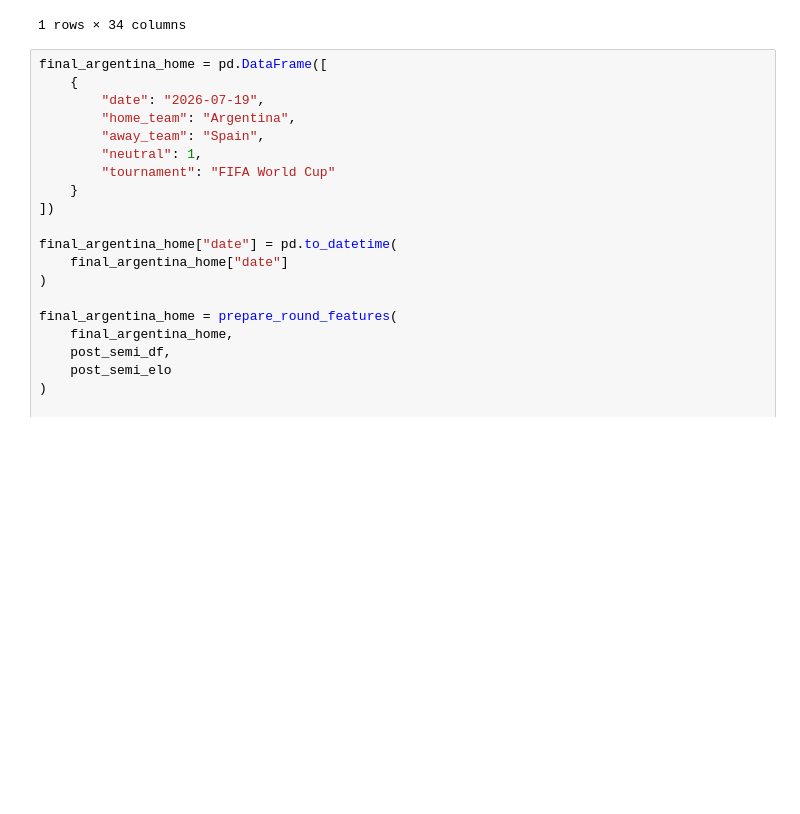
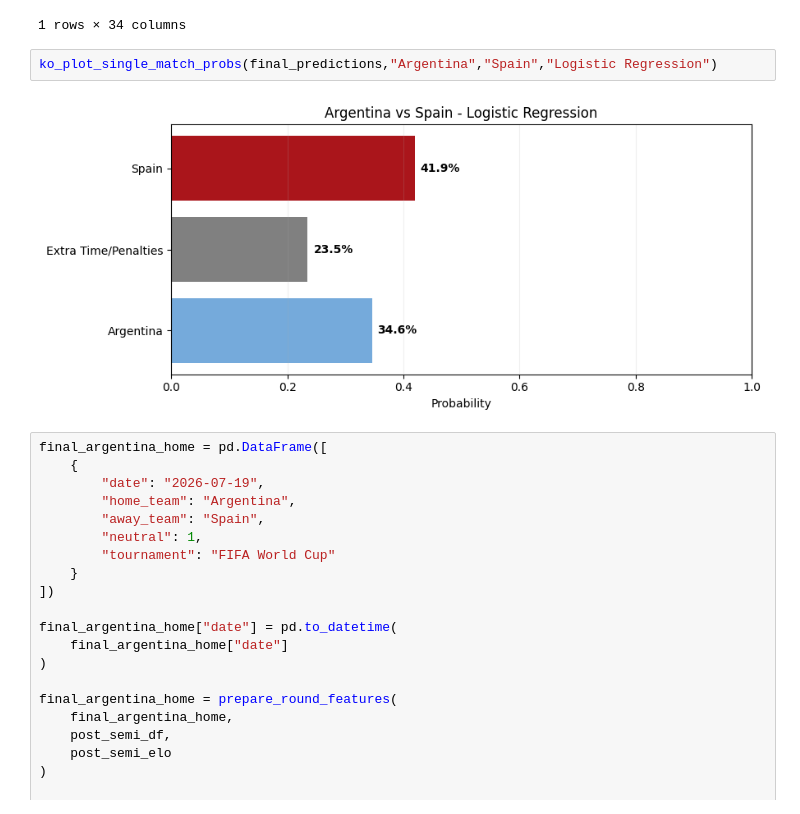
Before and after one commit to maanaz/World_cup_prediction_model, a Jupyter notebook: International football results/world_cup.ipynb, the cells around one changed output. Saved outputs shown, nothing was run; the diff lists cells and outputs as text; blank space fills up the shorter version.

```diff
--- a/International football results/world_cup.ipynb
+++ b/International football results/world_cup.ipynb
@@ -2764,6 +2785,10 @@ display(pred_spain_home)
 |  | date | home_team | away_team | neutral | tournament | home_scored | home_conceded | home_goal_diff | ... |
 | 0 | 2026-07-19 | Spain | Argentina | 1 | FIFA World Cup | 1.7 | 0.3 | 1.4 | ... |
 1 rows × 34 columns
+# %%
+ko_plot_single_match_probs(final_predictions,"Argentina","Spain","Logistic Regression")
+# %% [output]
+[figure, added]
 # %%
 final_argentina_home = pd.DataFrame([
     {
```
Also changed, not shown: parts of 4 cells of this notebook, 4 other files.
